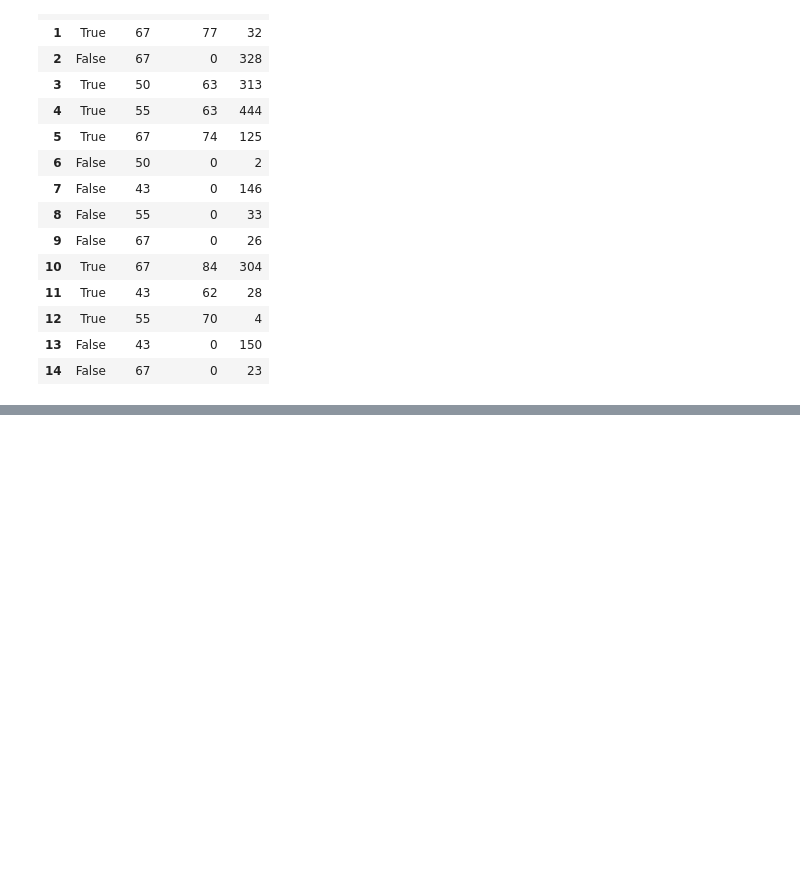
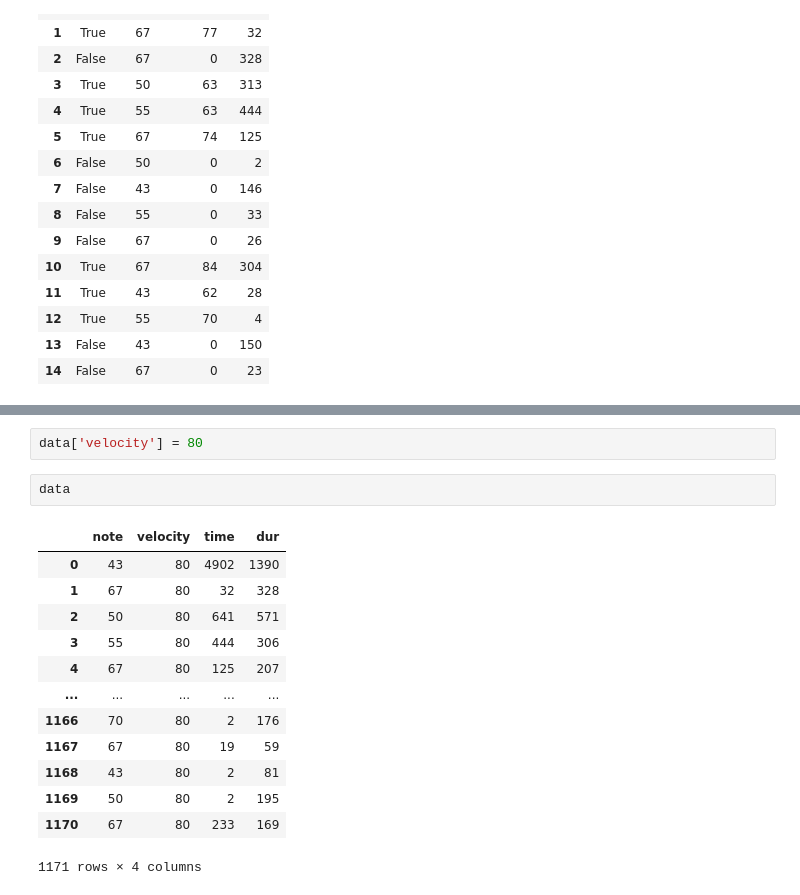
Before and after one commit to RodkinIvan/experiments, a Jupyter notebook: Music/midi_test.ipynb, the cells around one changed output, grey strips where cells are left out. Drawn from its saved outputs; the diff is of its cells as text; blank space fills up the shorter version.

Commit message:
fix transformed data format

```diff
--- a/Music/midi_test.ipynb
+++ b/Music/midi_test.ipynb
@@ -97,0 +138,18 @@ data
+# %%
+data['velocity'] = 80
+# %%
+data
+# %% [output]
+|  | note | velocity | time | dur |
+| 0 | 43 | 80 | 4902 | 1390 |
+| 1 | 67 | 80 | 32 | 328 |
+| 2 | 50 | 80 | 641 | 571 |
+| 3 | 55 | 80 | 444 | 306 |
+| 4 | 67 | 80 | 125 | 207 |
+| ... | ... | ... | ... | ... |
+| 1166 | 70 | 80 | 2 | 176 |
+| 1167 | 67 | 80 | 19 | 59 |
+| 1168 | 43 | 80 | 2 | 81 |
+| 1169 | 50 | 80 | 2 | 195 |
+| 1170 | 67 | 80 | 233 | 169 |
+1171 rows × 4 columns
```
Also changed, not shown: parts of 6 cells of this notebook, 1 other file.
